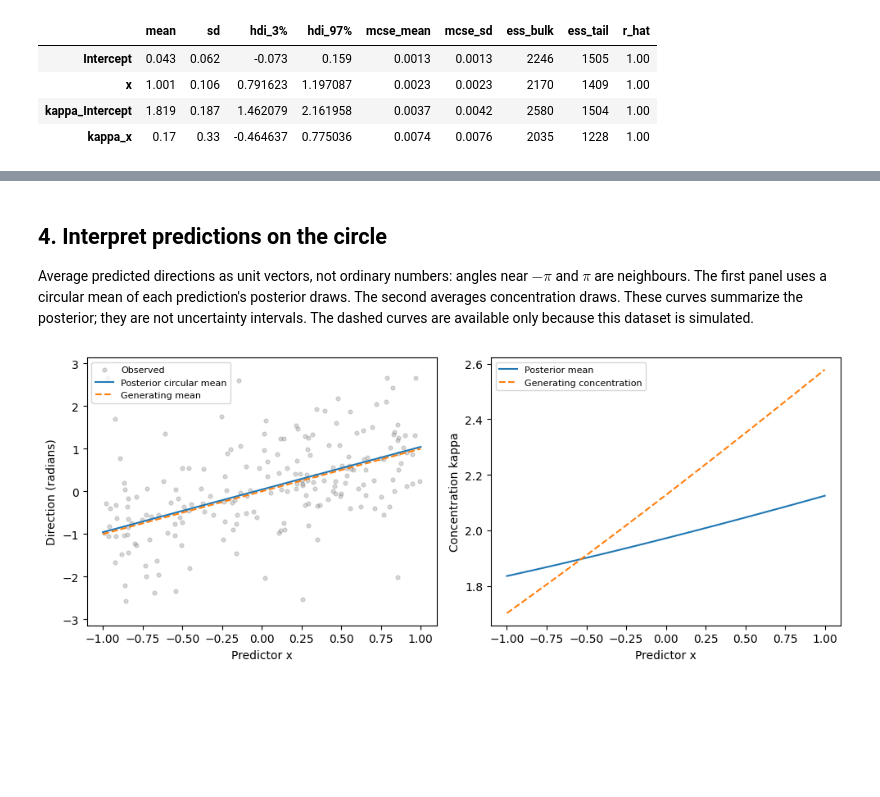
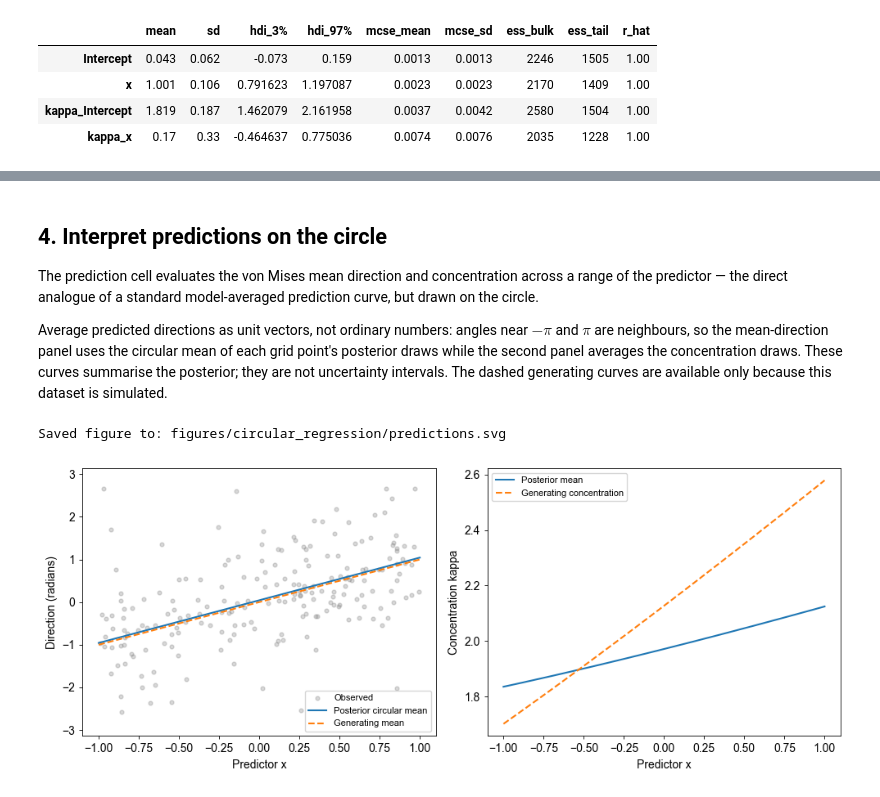
Before and after one commit to jgraving/unwrap, a Jupyter notebook: notebooks/circular_regression.ipynb, the cells around one changed output, grey strips where cells are left out. Cells and saved outputs as stored; diff of their text form; code cells hidden in the pictures; blank space fills up the shorter version.

```diff
--- a/notebooks/circular_regression.ipynb
+++ b/notebooks/circular_regression.ipynb
@@ -70,3 +67,7 @@ SEED = 42
  'pymc': '6.3.2',
  'arviz': '1.3.0',
  'numpy': '2.4.6'}
+# %%
+# One figure style for every figure (house convention: 100 dpi inline,
+# 300 dpi vector files saved under figures/circular_regression/).
+plots.set_style()
@@ -183,24 +169,25 @@ plots.plot_trace(idata, parameters)
 # %% [markdown]
 ## 4. Interpret predictions on the circle
 
-Average predicted directions as unit vectors, not ordinary numbers: angles
-near $-\pi$ and $\pi$ are neighbours. The first panel uses a circular mean
-of each prediction's posterior draws. The second averages concentration draws.
-These curves summarize the posterior; they are not uncertainty intervals.
-The dashed curves are available only because this dataset is simulated.
+The prediction cell evaluates the von Mises mean direction and concentration across a range of the predictor — the direct analogue of a standard model-averaged prediction curve, but drawn on the circle.
+
+Average predicted directions as unit vectors, not ordinary numbers: angles near $-\pi$ and $\pi$ are neighbours, so the mean-direction panel uses the circular mean of each grid point's posterior draws while the second panel averages the concentration draws. These curves summarise the posterior; they are not uncertainty intervals. The dashed generating curves are available only because this dataset is simulated.
 # %%
 grid = np.linspace(-1, 1, 100)
 posterior = idata.posterior.to_dataset().stack(sample=("chain", "draw"))
 mean_draws = (posterior["Intercept"].values[:, None]
               + posterior["x"].values[:, None] * grid)
 concentration_draws = np.logaddexp(
     0, posterior["kappa_Intercept"].values[:, None]
        + posterior["kappa_x"].values[:, None] * grid,
 )
 # Average the predicted directions as unit vectors (angles near +/-pi are
 # neighbours), and average the concentration draws for the right-hand panel.
 mean_direction = np.angle(np.exp(1j * mean_draws).mean(axis=0))
 
-plots.plot_predictions(data, grid, mean_direction, concentration_draws)
+plots.plot_predictions(data, grid, mean_direction, concentration_draws,
+                       save_path="figures/circular_regression/predictions.svg")
+plt.show()
 # %% [output]
+Saved figure to: figures/circular_regression/predictions.svg
-[figure, old version]
+[figure, new version]
```
Also changed, not shown: parts of 18 cells of this notebook.
